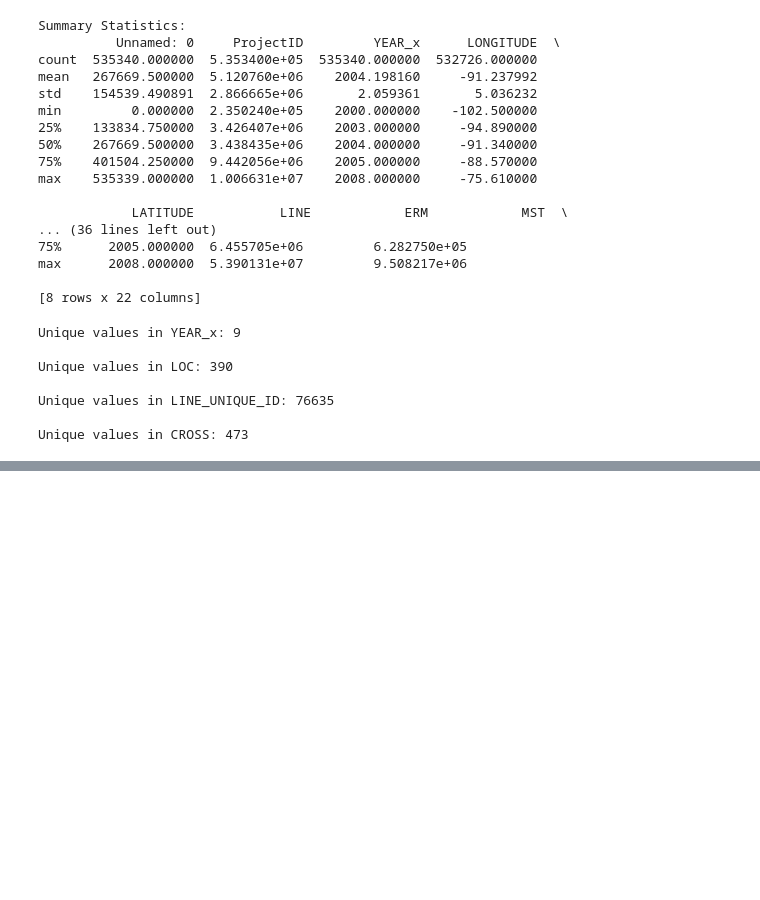
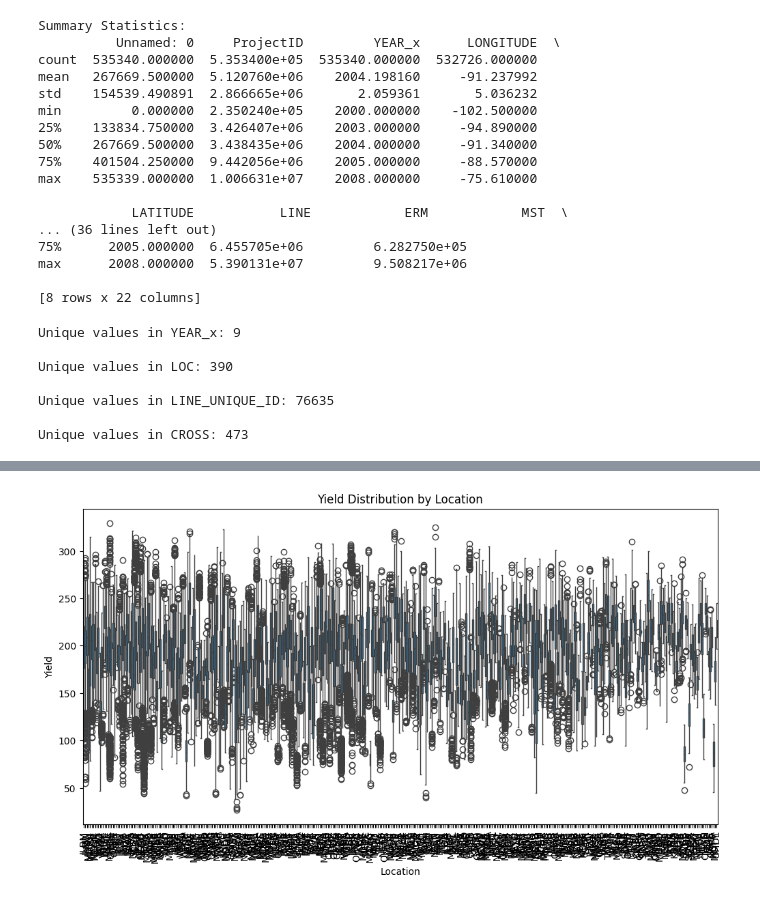
Before and after one commit to gurmindersingh12/Maize-Yield-Prediction-Analysis, a Jupyter notebook: 02_EDA.ipynb, the cells around one changed output, grey strips where cells are left out. Drawn from its saved outputs; the diff is of its cells as text; code cells hidden in the pictures; blank space fills up the shorter version.

```diff
--- a/02_EDA.ipynb
+++ b/02_EDA.ipynb
@@ -93,0 +107,12 @@ Unique values in CROSS: 473
+# %%
+# Boxplot for Yield (YLD_BE) by location
+
+plt.figure(figsize=(12, 6))
+sns.boxplot(x='LOC', y='YLD_BE', data=data)
+plt.xticks(rotation=90)
+plt.xlabel('Location')
+plt.ylabel('Yield')
+plt.title('Yield Distribution by Location')
+plt.show()
+# %% [output]
+[figure, added]
```
Also changed, not shown: parts of 3 cells of this notebook.
